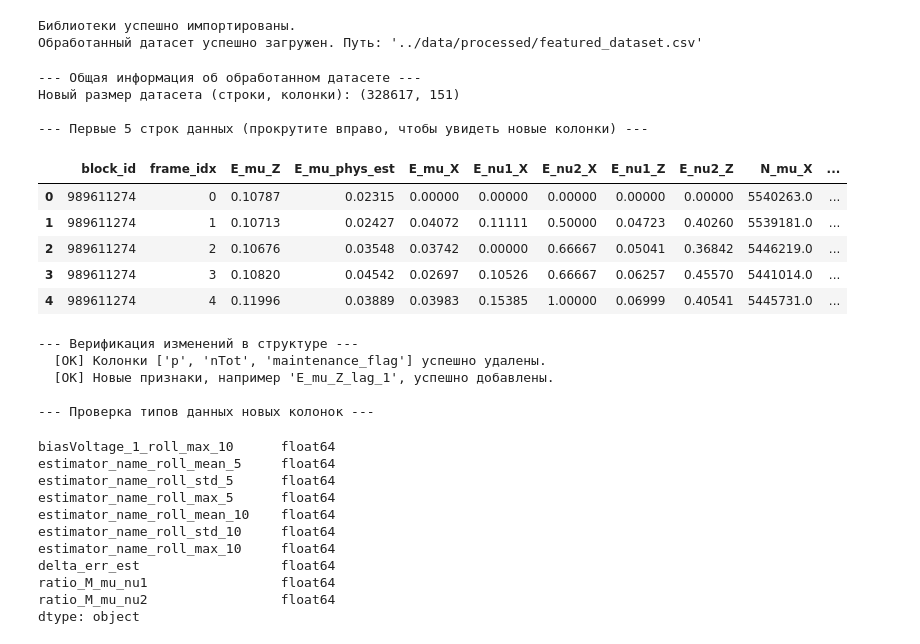
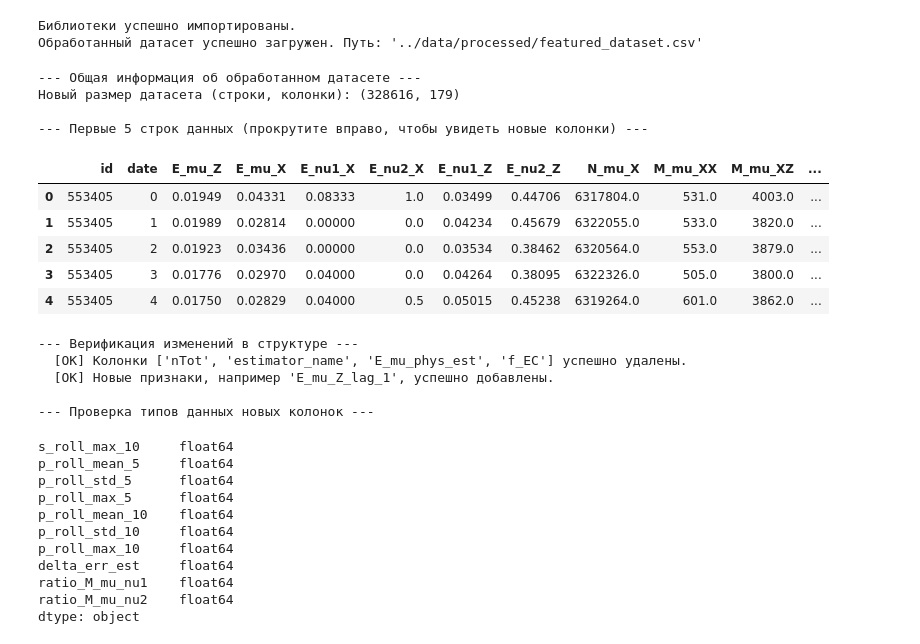
Before and after one commit to jmihan/aidao-hack, a Jupyter notebook: notebooks/eda_processed.ipynb, the cells around one changed output. Cells and saved outputs as stored; diff of their text form; code cells hidden in the pictures.

```diff
--- a/notebooks/eda_processed.ipynb
+++ b/notebooks/eda_processed.ipynb
@@ -40,56 +40,56 @@ if df_featured is not None:
     # Увеличим количество отображаемых колонок для наглядности
     pd.set_option('display.max_columns', 200)
     display(df_featured.head())
 
     # --- Проверка наличия новых и отсутствия старых колонок ---
     print("\n--- Верификация изменений в структуре ---")
 
-    original_cols_to_drop = ['p', 'nTot', 'maintenance_flag']
+    original_cols_to_drop = ['nTot', 'estimator_name', "E_mu_phys_est", "f_EC"]
     cols_dropped = all(col not in df_featured.columns for col in original_cols_to_drop)
     if cols_dropped:
         print(f"  [OK] Колонки {original_cols_to_drop} успешно удалены.")
     else:
         print(f"  [Внимание] Не все ожидаемые колонки были удалены.")
 
     new_feature_example = 'E_mu_Z_lag_1'
     if new_feature_example in df_featured.columns:
         print(f"  [OK] Новые признаки, например '{new_feature_example}', успешно добавлены.")
     else:
         print(f"  [Внимание] Новые признаки не найдены в датасете.")
 
     # --- Проверка типов данных ---
     print("\n--- Проверка типов данных новых колонок ---")
     # Выведем типы данных для последних 10 колонок (это должны быть наши новые признаки)
     display(df_featured.iloc[:, -10:].dtypes)
 
 else:
     print("Датафрейм не загружен. Пропустите выполнение этой ячейки.")
 # %% [output]
 --- Общая информация об обработанном датасете ---
-Новый размер датасета (строки, колонки): (328617, 151)
+Новый размер датасета (строки, колонки): (328616, 179)
 
 --- Первые 5 строк данных (прокрутите вправо, чтобы увидеть новые колонки) ---
-|  | block_id | frame_idx | E_mu_Z | E_mu_phys_est | E_mu_X | E_nu1_X | E_nu2_X | E_nu1_Z | E_nu2_Z | N_mu_X | ... |
-| 0 | 989611274 | 0 | 0.10787 | 0.02315 | 0.00000 | 0.00000 | 0.00000 | 0.00000 | 0.00000 | 5540263.0 | ... |
-| 1 | 989611274 | 1 | 0.10713 | 0.02427 | 0.04072 | 0.11111 | 0.50000 | 0.04723 | 0.40260 | 5539181.0 | ... |
-| 2 | 989611274 | 2 | 0.10676 | 0.03548 | 0.03742 | 0.00000 | 0.66667 | 0.05041 | 0.36842 | 5446219.0 | ... |
-| 3 | 989611274 | 3 | 0.10820 | 0.04542 | 0.02697 | 0.10526 | 0.66667 | 0.06257 | 0.45570 | 5441014.0 | ... |
-| 4 | 989611274 | 4 | 0.11996 | 0.03889 | 0.03983 | 0.15385 | 1.00000 | 0.06999 | 0.40541 | 5445731.0 | ... |
+|  | id | date | E_mu_Z | E_mu_X | E_nu1_X | E_nu2_X | E_nu1_Z | E_nu2_Z | N_mu_X | M_mu_XX | M_mu_XZ | ... |
+| 0 | 553405 | 0 | 0.01949 | 0.04331 | 0.08333 | 1.0 | 0.03499 | 0.44706 | 6317804.0 | 531.0 | 4003.0 | ... |
+| 1 | 553405 | 1 | 0.01989 | 0.02814 | 0.00000 | 0.0 | 0.04234 | 0.45679 | 6322055.0 | 533.0 | 3820.0 | ... |
+| 2 | 553405 | 2 | 0.01923 | 0.03436 | 0.00000 | 0.0 | 0.03534 | 0.38462 | 6320564.0 | 553.0 | 3879.0 | ... |
+| 3 | 553405 | 3 | 0.01776 | 0.02970 | 0.04000 | 0.0 | 0.04264 | 0.38095 | 6322326.0 | 505.0 | 3800.0 | ... |
+| 4 | 553405 | 4 | 0.01750 | 0.02829 | 0.04000 | 0.5 | 0.05015 | 0.45238 | 6319264.0 | 601.0 | 3862.0 | ... |
 --- Верификация изменений в структуре ---
-  [OK] Колонки ['p', 'nTot', 'maintenance_flag'] успешно удалены.
+  [OK] Колонки ['nTot', 'estimator_name', 'E_mu_phys_est', 'f_EC'] успешно удалены.
   [OK] Новые признаки, например 'E_mu_Z_lag_1', успешно добавлены.
 
 --- Проверка типов данных новых колонок ---
-biasVoltage_1_roll_max_10      float64
-estimator_name_roll_mean_5     float64
-estimator_name_roll_std_5      float64
-estimator_name_roll_max_5      float64
-estimator_name_roll_mean_10    float64
-estimator_name_roll_std_10     float64
-estimator_name_roll_max_10     float64
-delta_err_est                  float64
-ratio_M_mu_nu1                 float64
-ratio_M_mu_nu2                 float64
+s_roll_max_10     float64
+p_roll_mean_5     float64
+p_roll_std_5      float64
+p_roll_max_5      float64
+p_roll_mean_10    float64
+p_roll_std_10     float64
+p_roll_max_10     float64
+delta_err_est     float64
+ratio_M_mu_nu1    float64
+ratio_M_mu_nu2    float64
 dtype: object
 # %%
 # ==============================================================================
```
Also changed, not shown: parts of 7 cells of this notebook, 1 other file.
